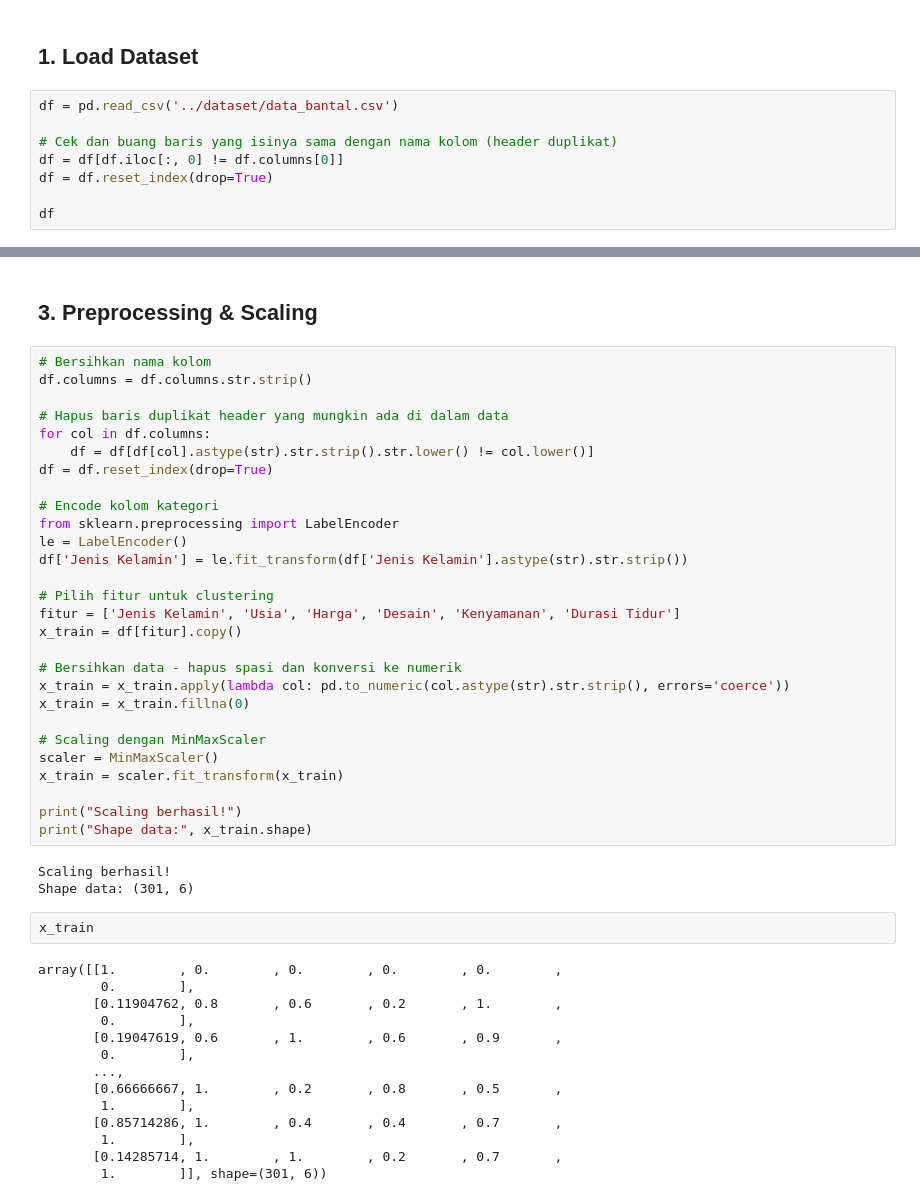
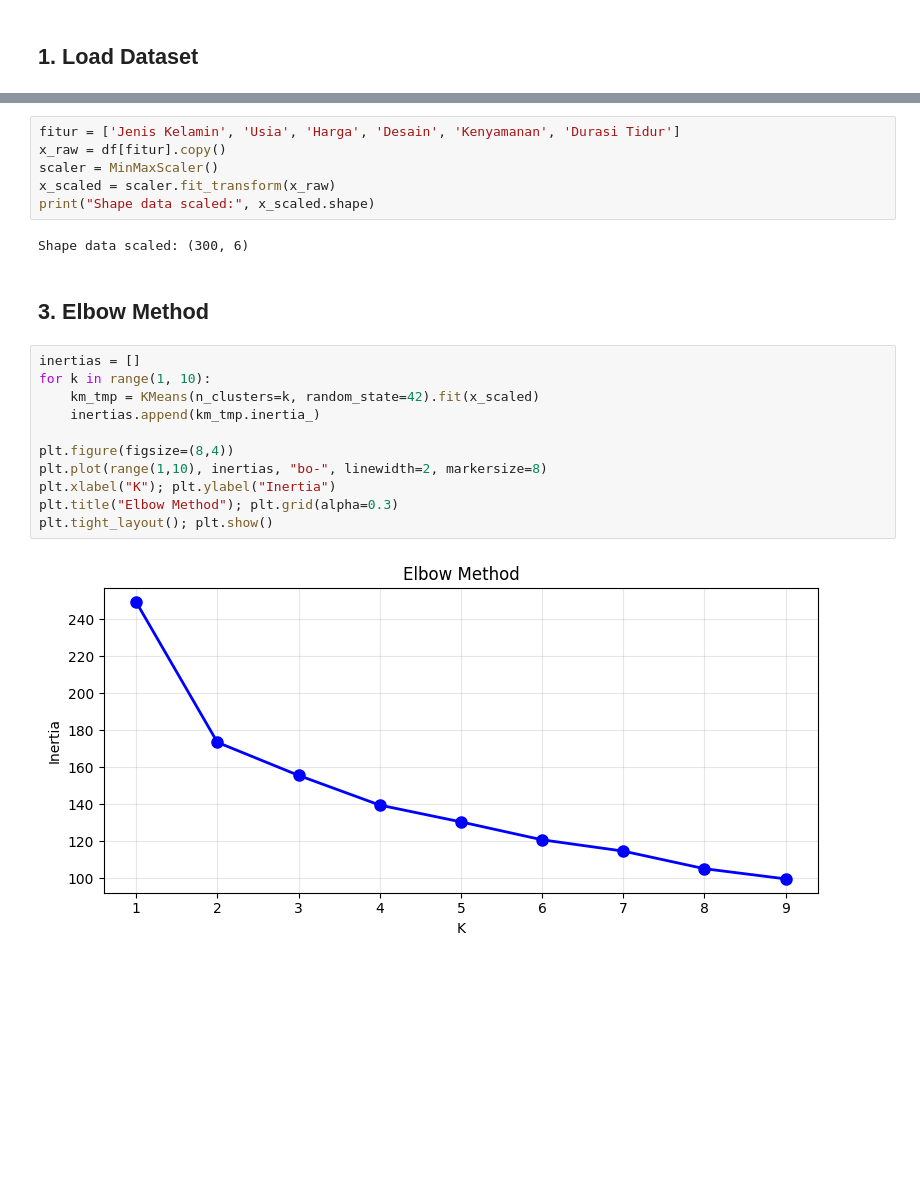
Before and after one commit to ajitugas19-design/project_4_statistik, a Jupyter notebook: Models/KMeansClustering.ipynb, the cells around one changed output, grey strips where cells are left out. Cells and saved outputs as stored; diff of their text form; blank space fills up the shorter version.

Commit message:
perbaikan dataset

```diff
--- a/Models/KMeansClustering.ipynb
+++ b/Models/KMeansClustering.ipynb
@@ -10,11 +7,3 @@ from sklearn.cluster import KMeans
 from sklearn.preprocessing import MinMaxScaler
 # %% [markdown]
 ## 1. Load Dataset
-# %%
-df = pd.read_csv('../dataset/data_bantal.csv')
-
-# Cek dan buang baris yang isinya sama dengan nama kolom (header duplikat)
-df = df[df.iloc[:, 0] != df.columns[0]]
-df = df.reset_index(drop=True)
-
-df
@@ -83,50 +82,24 @@ plt.show()
+# %%
+fitur = ['Jenis Kelamin', 'Usia', 'Harga', 'Desain', 'Kenyamanan', 'Durasi Tidur']
+x_raw = df[fitur].copy()
+scaler = MinMaxScaler()
+x_scaled = scaler.fit_transform(x_raw)
+print("Shape data scaled:", x_scaled.shape)
+# %% [output]
+Shape data scaled: (300, 6)
 # %% [markdown]
-## 3. Preprocessing & Scaling
+## 3. Elbow Method
-# %%
-# Bersihkan nama kolom
-df.columns = df.columns.str.strip()
-
-# Hapus baris duplikat header yang mungkin ada di dalam data
-for col in df.columns:
-    df = df[df[col].astype(str).str.strip().str.lower() != col.lower()]
-df = df.reset_index(drop=True)
-
-# Encode kolom kategori
-from sklearn.preprocessing import LabelEncoder
-le = LabelEncoder()
-df['Jenis Kelamin'] = le.fit_transform(df['Jenis Kelamin'].astype(str).str.strip())
-
-# Pilih fitur untuk clustering
-fitur = ['Jenis Kelamin', 'Usia', 'Harga', 'Desain', 'Kenyamanan', 'Durasi Tidur']
-x_train = df[fitur].copy()
-
-# Bersihkan data - hapus spasi dan konversi ke numerik
-x_train = x_train.apply(lambda col: pd.to_numeric(col.astype(str).str.strip(), errors='coerce'))
-x_train = x_train.fillna(0)
-
-# Scaling dengan MinMaxScaler
-scaler = MinMaxScaler()
-x_train = scaler.fit_transform(x_train)
-
-print("Scaling berhasil!")
-print("Shape data:", x_train.shape)
-# %% [output]
-Scaling berhasil!
-Shape data: (301, 6)
-# %%
-x_train
-# %% [output]
-array([[1.        , 0.        , 0.        , 0.        , 0.        ,
-        0.        ],
-       [0.11904762, 0.8       , 0.6       , 0.2       , 1.        ,
-        0.        ],
-       [0.19047619, 0.6       , 1.        , 0.6       , 0.9       ,
-        0.        ],
-       ...,
-       [0.66666667, 1.        , 0.2       , 0.8       , 0.5       ,
-        1.        ],
-       [0.85714286, 1.        , 0.4       , 0.4       , 0.7       ,
-        1.        ],
-       [0.14285714, 1.        , 1.        , 0.2       , 0.7       ,
-        1.        ]], shape=(301, 6))
+# %%
+inertias = []
+for k in range(1, 10):
+    km_tmp = KMeans(n_clusters=k, random_state=42).fit(x_scaled)
+    inertias.append(km_tmp.inertia_)
+
+plt.figure(figsize=(8,4))
+plt.plot(range(1,10), inertias, "bo-", linewidth=2, markersize=8)
+plt.xlabel("K"); plt.ylabel("Inertia")
+plt.title("Elbow Method"); plt.grid(alpha=0.3)
+plt.tight_layout(); plt.show()
+# %% [output]
+[figure, added]
 # %% [markdown]
```
Also changed, not shown: parts of 25 cells of this notebook, 11 other files.
